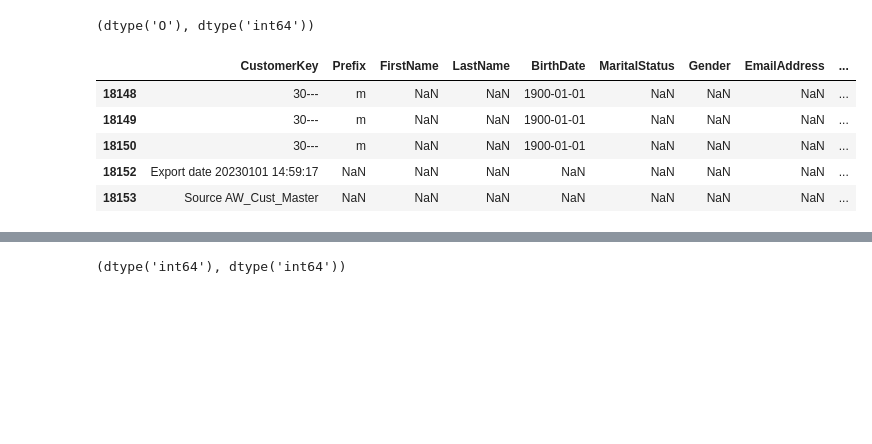
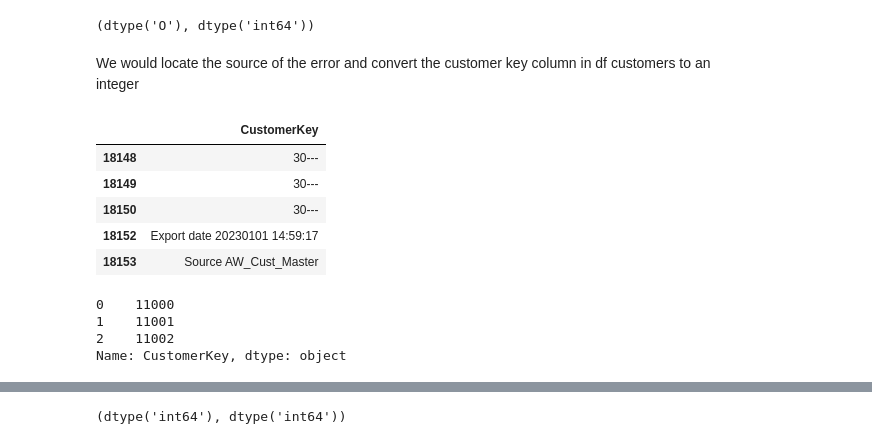
Before and after one commit to donchi/portfolio, a Jupyter notebook: Sales and Customer Analysis - Python/scripts/Sales and Customer Analysis.ipynb, the cells around one changed output, grey strips where cells are left out. Saved outputs shown, nothing was run; the diff lists cells and outputs as text; code cells hidden in the pictures; blank space fills up the shorter version.

```diff
--- a/Sales and Customer Analysis - Python/scripts/Sales and Customer Analysis.ipynb
+++ b/Sales and Customer Analysis - Python/scripts/Sales and Customer Analysis.ipynb
@@ -303,17 +311,25 @@ ValueError: You are trying to merge on object and int64 columns. If you wish to
 df_customers.CustomerKey.dtype, df_sales.customer_key.dtype
 # %% [output]
 (dtype('O'), dtype('int64'))
+# %% [markdown]
+We would locate the source of the error and convert the customer key column in df customers to an integer
 # %%
-# show non numeric values in customer key
-df_customers[~df_customers['CustomerKey'].str.isnumeric()]
+# display non numeric values in customer key
+df_customers[~df_customers['CustomerKey'].str.isnumeric()][['CustomerKey']]
 # %% [output]
-|  | CustomerKey | Prefix | FirstName | LastName | BirthDate | MaritalStatus | Gender | EmailAddress | ... |
-| 18148 | 30--- | m | NaN | NaN | 1900-01-01 | NaN | NaN | NaN | ... |
-| 18149 | 30--- | m | NaN | NaN | 1900-01-01 | NaN | NaN | NaN | ... |
-| 18150 | 30--- | m | NaN | NaN | 1900-01-01 | NaN | NaN | NaN | ... |
-| 18152 | Export date 20230101 14:59:17 | NaN | NaN | NaN | NaN | NaN | NaN | NaN | ... |
-| 18153 | Source AW_Cust_Master | NaN | NaN | NaN | NaN | NaN | NaN | NaN | ... |
+|  | CustomerKey |
+| 18148 | 30--- |
+| 18149 | 30--- |
+| 18150 | 30--- |
+| 18152 | Export date 20230101 14:59:17 |
+| 18153 | Source AW_Cust_Master |
 # %%
 # get only numeric values in customer key and no null values
 df_customers = df_customers[(df_customers['CustomerKey'].str.isnumeric()) & (df_customers['CustomerKey'].notna())]
+df_customers['CustomerKey'].head(3)
+# %% [output]
+0    11000
+1    11001
+2    11002
+Name: CustomerKey, dtype: object
 # %%
```
Also changed, not shown: parts of 13 cells of this notebook.
